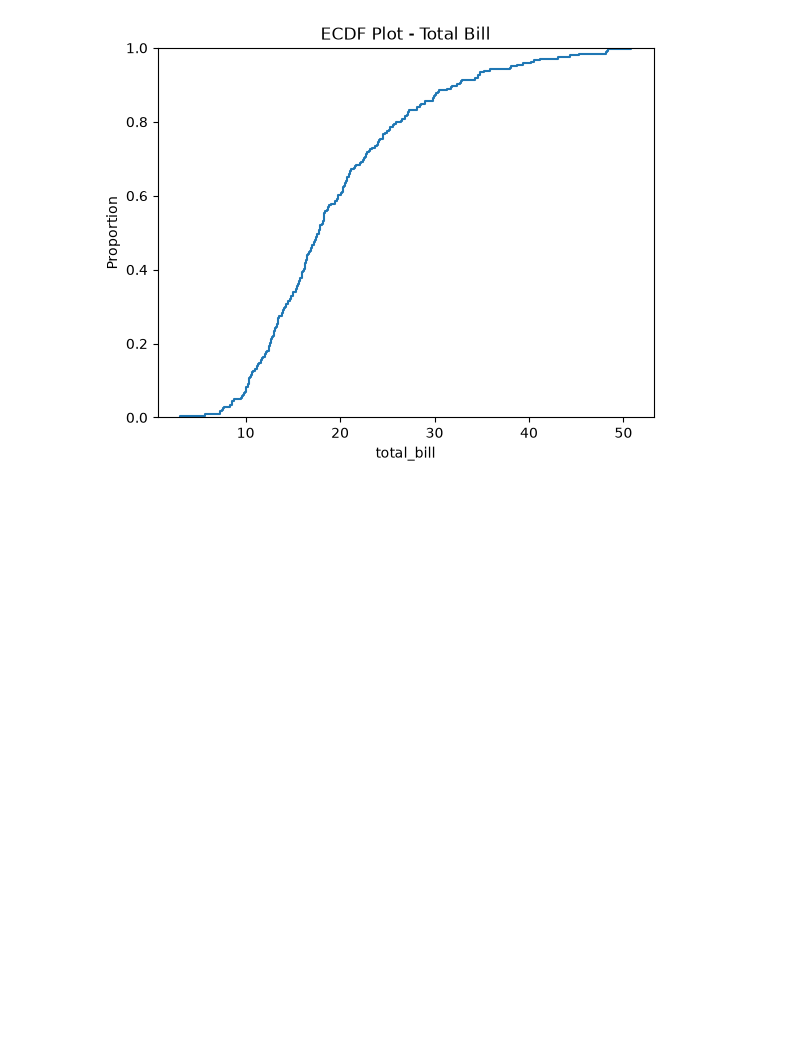
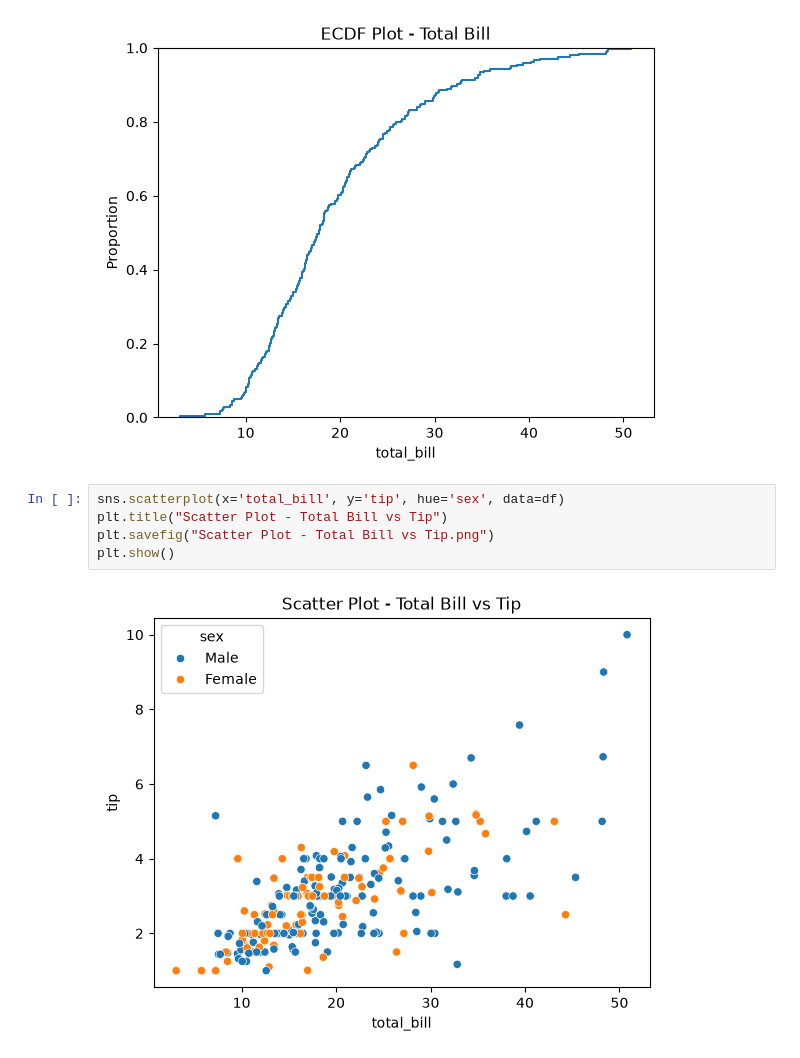
Before and after one commit to kalairajatechp/matplotlib, a Jupyter notebook: histogram_analysis.ipynb, the cells around one changed output. Saved outputs shown, nothing was run; the diff lists cells and outputs as text; blank space fills up the shorter version.

```diff
--- a/histogram_analysis.ipynb
+++ b/histogram_analysis.ipynb
@@ -32,3 +32,10 @@ plt.savefig("ECDF Plot - Total Bill.png")
 plt.show()
 # %% [output]
 [figure]
+# %%
+sns.scatterplot(x='total_bill', y='tip', hue='sex', data=df)
+plt.title("Scatter Plot - Total Bill vs Tip")
+plt.savefig("Scatter Plot - Total Bill vs Tip.png")
+plt.show()
+# %% [output]
+[figure, added]
```
